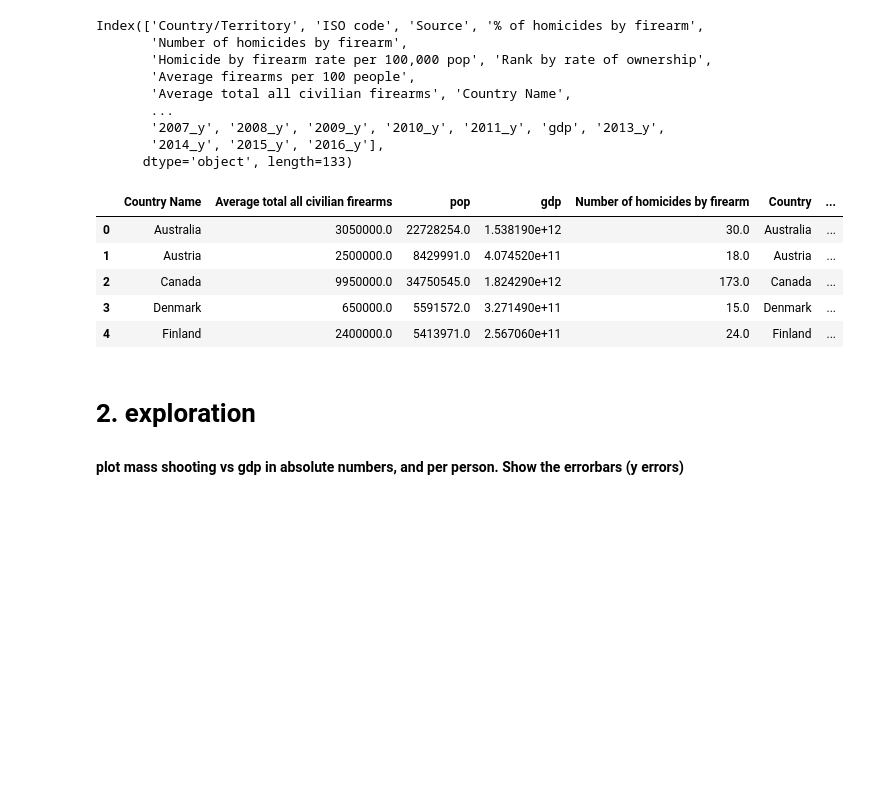
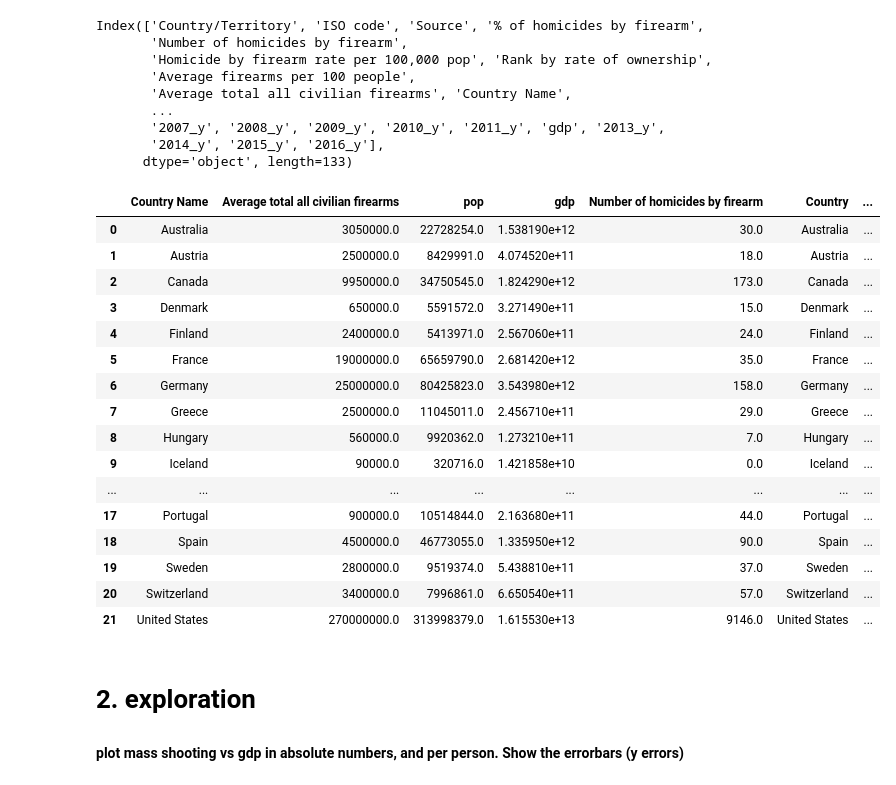
Before and after one commit to sebscho/PUI2017_lz1714, a Jupyter notebook: HW5_lz1714/Assignment3.ipynb, the cells around one changed output. Saved outputs shown, nothing was run; the diff lists cells and outputs as text; code cells hidden in the pictures; blank space fills up the shorter version.

```diff
--- a/HW5_lz1714/Assignment3.ipynb
+++ b/HW5_lz1714/Assignment3.ipynb
@@ -81,14 +64,25 @@ Index(['Country/Territory', 'ISO code', 'Source', '% of homicides by firearm',
 # %%
 df = result[['Country Name', 'Average total all civilian firearms', 'pop', 'gdp', 'Number of homicides by firearm', 'Country', 'Guns/100 inhabitants', 'Number of mass shootings']]
 df = df.copy(deep=True) #make a copy
-df.head()
+df
 # %% [output]
 |  | Country Name | Average total all civilian firearms | pop | gdp | Number of homicides by firearm | Country | ... |
 | 0 | Australia | 3050000.0 | 22728254.0 | 1.538190e+12 | 30.0 | Australia | ... |
 | 1 | Austria | 2500000.0 | 8429991.0 | 4.074520e+11 | 18.0 | Austria | ... |
 | 2 | Canada | 9950000.0 | 34750545.0 | 1.824290e+12 | 173.0 | Canada | ... |
 | 3 | Denmark | 650000.0 | 5591572.0 | 3.271490e+11 | 15.0 | Denmark | ... |
 | 4 | Finland | 2400000.0 | 5413971.0 | 2.567060e+11 | 24.0 | Finland | ... |
+| 5 | France | 19000000.0 | 65659790.0 | 2.681420e+12 | 35.0 | France | ... |
+| 6 | Germany | 25000000.0 | 80425823.0 | 3.543980e+12 | 158.0 | Germany | ... |
+| 7 | Greece | 2500000.0 | 11045011.0 | 2.456710e+11 | 29.0 | Greece | ... |
+| 8 | Hungary | 560000.0 | 9920362.0 | 1.273210e+11 | 7.0 | Hungary | ... |
+| 9 | Iceland | 90000.0 | 320716.0 | 1.421858e+10 | 0.0 | Iceland | ... |
+| ... | ... | ... | ... | ... | ... | ... | ... |
+| 17 | Portugal | 900000.0 | 10514844.0 | 2.163680e+11 | 44.0 | Portugal | ... |
+| 18 | Spain | 4500000.0 | 46773055.0 | 1.335950e+12 | 90.0 | Spain | ... |
+| 19 | Sweden | 2800000.0 | 9519374.0 | 5.438810e+11 | 37.0 | Sweden | ... |
+| 20 | Switzerland | 3400000.0 | 7996861.0 | 6.650540e+11 | 57.0 | Switzerland | ... |
+| 21 | United States | 270000000.0 | 313998379.0 | 1.615530e+13 | 9146.0 | United States | ... |
 # %% [markdown]
 # 2. exploration
 
```
Also changed, not shown: parts of 10 cells of this notebook.
